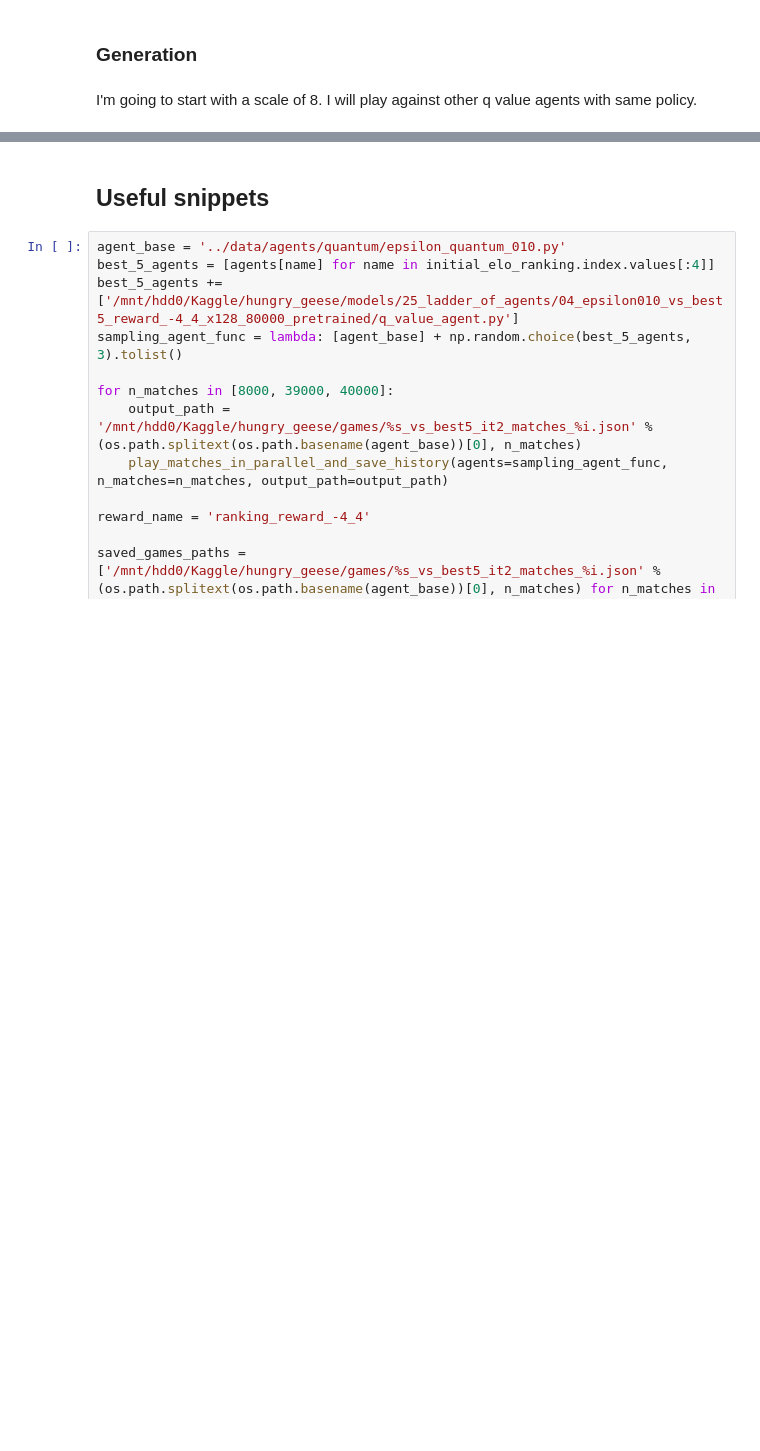
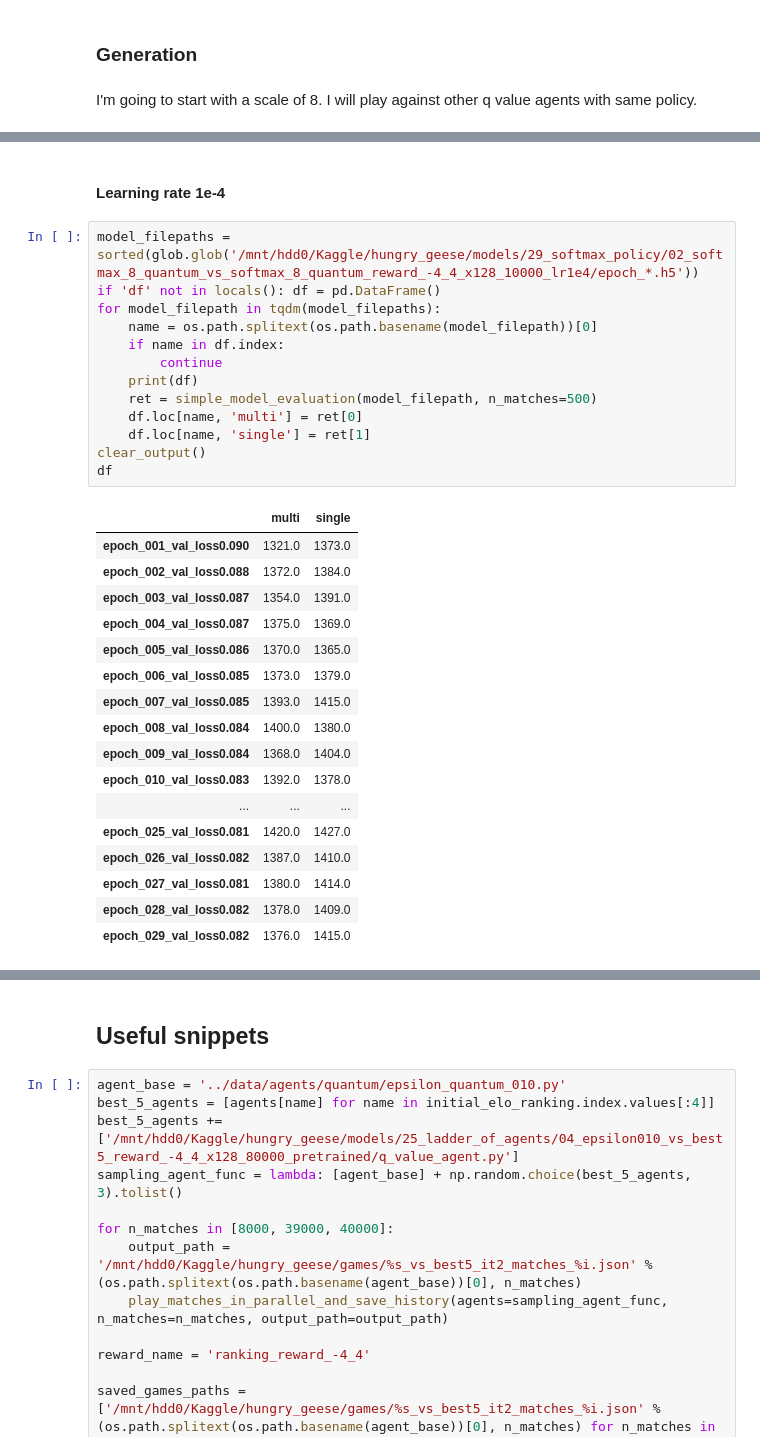
Before and after one commit to ironbar/hungry_geese, a Jupyter notebook: notebooks/006_ladder_of_agents.ipynb, the cells around one changed output, grey strips where cells are left out. Drawn from its saved outputs; the diff is of its cells as text; blank space fills up the shorter version.

```diff
--- a/notebooks/006_ladder_of_agents.ipynb
+++ b/notebooks/006_ladder_of_agents.ipynb
@@ -2278,0 +2477,33 @@ for n_matches in [2000]:
+# %% [markdown]
+#### Learning rate 1e-4
+# %%
+model_filepaths = sorted(glob.glob('/mnt/hdd0/Kaggle/hungry_geese/models/29_softmax_policy/02_softmax_8_quantum_vs_softmax_8_quantum_reward_-4_4_x128_10000_lr1e4/epoch_*.h5'))
+if 'df' not in locals(): df = pd.DataFrame()
+for model_filepath in tqdm(model_filepaths):
+    name = os.path.splitext(os.path.basename(model_filepath))[0]
+    if name in df.index:
+        continue
+    print(df)
+    ret = simple_model_evaluation(model_filepath, n_matches=500)
+    df.loc[name, 'multi'] = ret[0]
+    df.loc[name, 'single'] = ret[1]
+clear_output()
+df
+# %% [output]
+|  | multi | single |
+| epoch_001_val_loss0.090 | 1321.0 | 1373.0 |
+| epoch_002_val_loss0.088 | 1372.0 | 1384.0 |
+| epoch_003_val_loss0.087 | 1354.0 | 1391.0 |
+| epoch_004_val_loss0.087 | 1375.0 | 1369.0 |
+| epoch_005_val_loss0.086 | 1370.0 | 1365.0 |
+| epoch_006_val_loss0.085 | 1373.0 | 1379.0 |
+| epoch_007_val_loss0.085 | 1393.0 | 1415.0 |
+| epoch_008_val_loss0.084 | 1400.0 | 1380.0 |
+| epoch_009_val_loss0.084 | 1368.0 | 1404.0 |
+| epoch_010_val_loss0.083 | 1392.0 | 1378.0 |
+| ... | ... | ... |
+| epoch_025_val_loss0.081 | 1420.0 | 1427.0 |
+| epoch_026_val_loss0.082 | 1387.0 | 1410.0 |
+| epoch_027_val_loss0.081 | 1380.0 | 1414.0 |
+| epoch_028_val_loss0.082 | 1378.0 | 1409.0 |
+| epoch_029_val_loss0.082 | 1376.0 | 1415.0 |
```
Also changed, not shown: parts of 29 cells of this notebook, 2 other files.
